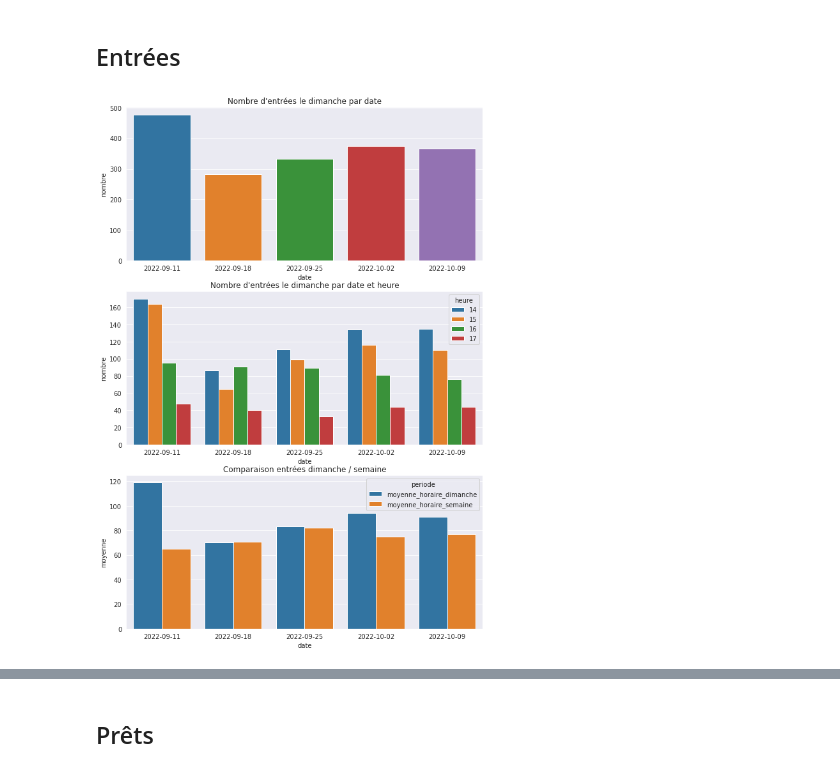
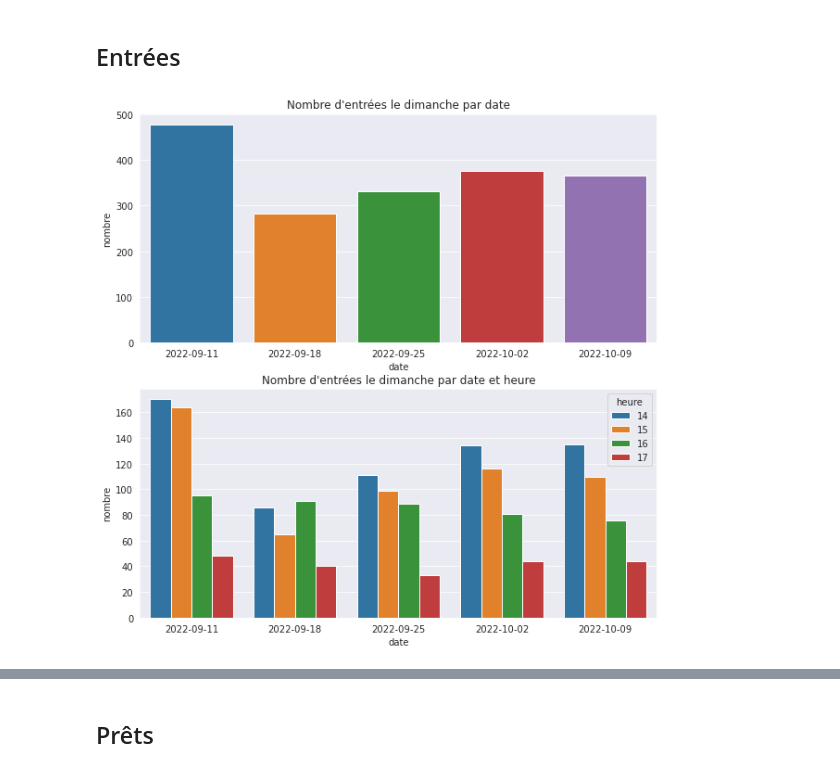
Before and after one commit to ragbx/kibini2, a Jupyter notebook: kibini/notebook_dimanche.ipynb, the cells around one changed output, grey strips where cells are left out. Drawn from its saved outputs; the diff is of its cells as text; code cells hidden in the pictures.

Commit message:
stat dimanche

```diff
--- a/kibini/notebook_dimanche.ipynb
+++ b/kibini/notebook_dimanche.ipynb
@@ -33,6 +34,11 @@ class StatDimanche():
         self.df['date'] = self.df['date_heure'].dt.date
         self.df['heure'] = self.df['date_heure'].dt.hour
         self.df['semaine'] = self.df['date_heure'].dt.year.astype(str) + "-" + self.df['date_heure'].dt.isocalendar().week.astype(str)
+        self.df['jour_semaine'] = self.df['date_heure'].dt.weekday
+        self.df = self.df[(self.df['heure'] >= 9) & (self.df['heure'] < 19)]
+        self.df = self.df[~((self.df['jour_semaine'] == 6) & (self.df['heure'] < 14))]
+        self.df = self.df[~((self.df['jour_semaine'] == 6) & (self.df['heure'] > 17))]
+
         if 'nombre' not in self.df:
             self.df['nombre'] = 1
 
@@ -42,9 +48,6 @@ class StatDimanche():
         self.df_semaine = self.df_semaine.rename(columns={'nombre':'nombre_semaine'})
 
         self.df_dimanche = self.df[self.df['date'].isin(self.dimanches)]
-        self.df_dimanche = self.df_dimanche[
-                                            (self.df_dimanche['heure'] > 13)
-                                            & (self.df_dimanche['heure'] < 18)]
 
     def get_df_dimanche_date(self):
         self.df_dimanche_date = self.df_dimanche.groupby(['date', 'semaine'])['nombre'].sum().to_frame().reset_index()
@@ -65,6 +68,17 @@ class StatDimanche():
         self.df_moyenne = self.df_moyenne.set_index("date")
         self.df_moyenne = self.df_moyenne.stack().reset_index()
         self.df_moyenne = self.df_moyenne.rename(columns={'level_1':'periode', 0:'moyenne'})
+
+    def get_df_semaine_mediane(self, rescale=False):
+        self.df_semaine_mediane = self.df.groupby(['semaine', 'jour_semaine', 'heure'])['nombre'].sum().to_frame().reset_index()
+        self.df_semaine_mediane = self.df_semaine_mediane.groupby(['jour_semaine', 'heure'])['nombre'].median().to_frame().reset_index()
+        if rescale:
+            to_rescale = self.df_semaine_mediane[['nombre']]
+            scaler = MinMaxScaler(feature_range=(-1, 1))
+            scaler.fit(to_rescale)
+            to_rescale = scaler.transform(to_rescale)
+            self.df_semaine_mediane['nombre'] = to_rescale
+        self.df_semaine_mediane = pd.pivot_table(self.df_semaine_mediane, values='nombre', index='heure', columns='jour_semaine', aggfunc='mean')
 # %%
 db_conn = DbConn().create_engine()
 # %%
@@ -94,14 +108,14 @@ entrees_dimanche_date_heure = entrees.df_dimanche_date_heure
 entrees.get_df_moyenne()
 entrees_moyenne = entrees.df_moyenne
 # %%
-f, ax = plt.subplots(3, figsize=(10, 15))
+f, ax = plt.subplots(2, figsize=(10, 10))
 #f.suptitle('Entrées')
 sns.barplot(data=entrees_dimanche_date, x= 'date', y='nombre', ax=ax[0])
 ax[0].set_title("Nombre d'entrées le dimanche par date")
 sns.barplot(data=entrees_dimanche_date_heure, x= 'date', y='nombre', hue='heure', ax=ax[1])
 ax[1].set_title("Nombre d'entrées le dimanche par date et heure")
-sns.barplot(data=entrees_moyenne, x= 'date', y='moyenne', hue='periode',ax=ax[2])
-ax[2].set_title("Comparaison entrées dimanche / semaine")
+#sns.barplot(data=entrees_moyenne, x= 'date', y='moyenne', hue='periode',ax=ax[2])
+#ax[2].set_title("Comparaison entrées dimanche / semaine")
 f.show()
 # %% [output]
-[figure, old version]
+[figure, new version]
```
Also changed, not shown: parts of 9 cells of this notebook.
